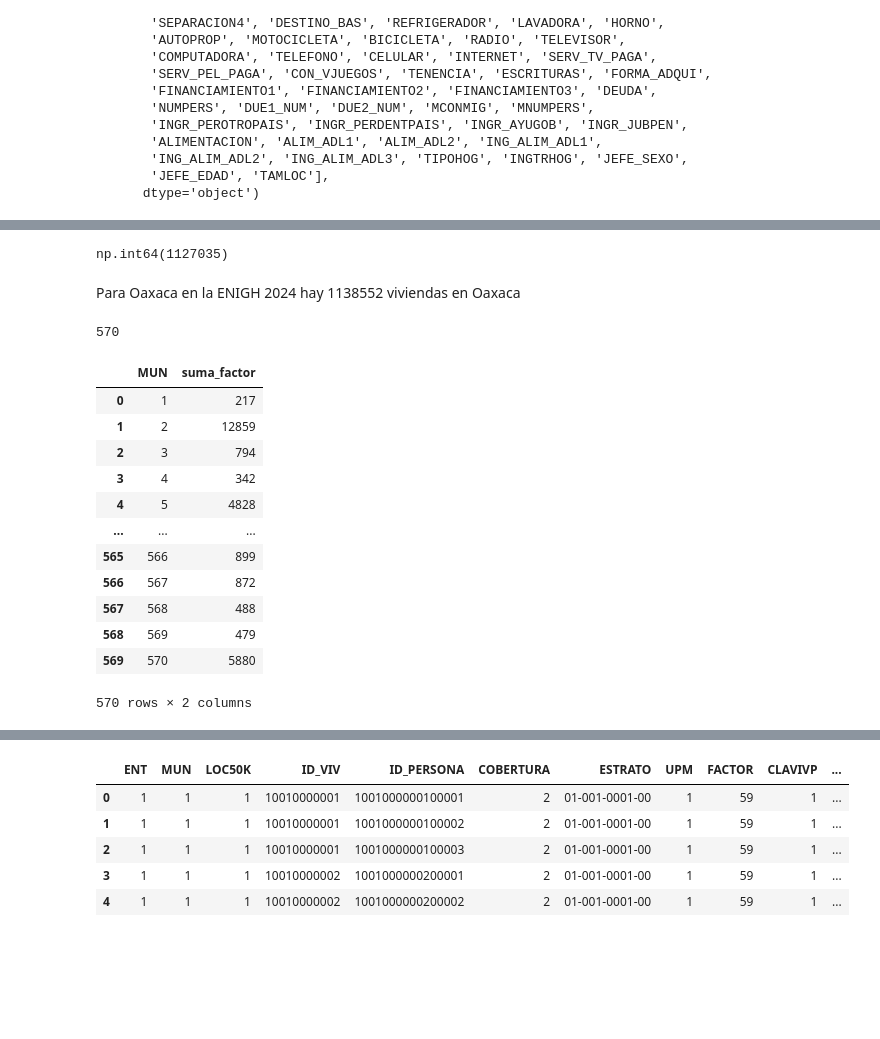
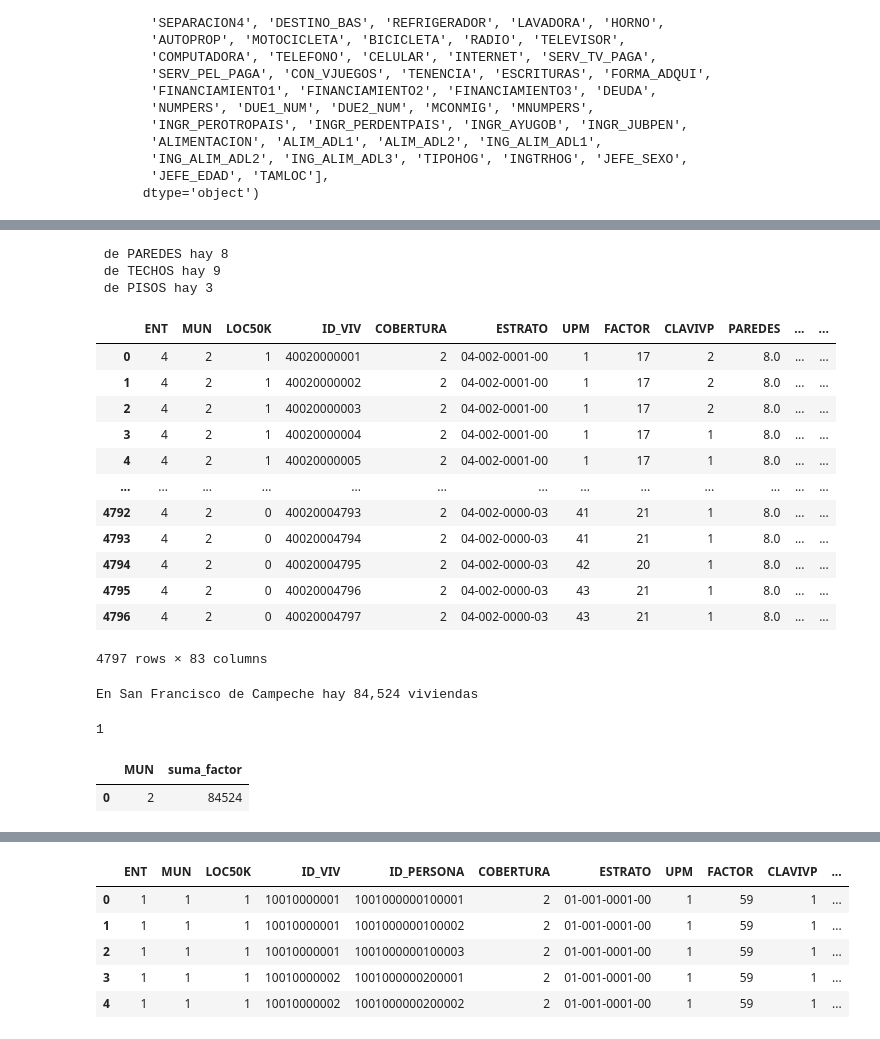
Before and after one commit to Maresromo/INEGI, a Jupyter notebook: Censo2020/notebooks/001_pobla_edo.ipynb, the cells around one changed output, grey strips where cells are left out. Drawn from its saved outputs; the diff is of its cells as text; code cells hidden in the pictures; blank space fills up the shorter version.

```diff
--- a/Censo2020/notebooks/001_pobla_edo.ipynb
+++ b/Censo2020/notebooks/001_pobla_edo.ipynb
@@ -25,4 +18,8 @@ ubica_geo
 # %%
-nombre_edo = "Oaxaca"
+nombre_edo = "Campeche"
 ubica_edo = ubica_geo[ubica_geo["NOM_ENT"].str.contains(nombre_edo, case=False, na=False)]
-codigo = ubica_edo['CVE_ENT'].mean()
+codigo_edo = ubica_edo['CVE_ENT'].mean()
+# %%
+nombre_mun = "San Francisco de Campeche"
+ubica_mun = ubica_geo[ubica_geo["NOM_CAB"].str.contains(nombre_mun, case=False, na=False)]
+codigo_mun = ubica_mun['CVE_MUN'].mean()
@@ -33,12 +39,23 @@ np.float64(20.0)
 # %%
 import pandas as pd
 
-f = '../data/Viviendas00.CSV'
-# codigo = 20  # Clave del estado que quieres filtrar
+f_viv = '../data/Viviendas00.CSV'
+f_per = '../data/Personas00.CSV'
 
-# Leer el CSV por partes para evitar cargar todo en memoria
-chunks = pd.read_csv(f, chunksize=100000)
+# Variables de filtrado
+# codigo_mun = ...
+# codigo_edo = ...
 
-# Filtrar solo las filas donde ENT == codigo
-viv = pd.concat([chunk[chunk['ENT'] == codigo] for chunk in chunks])
+# Leer por partes y filtrar
+vivienda = pd.concat(
+    (chunk[(chunk['MUN'] == codigo_mun) & (chunk['ENT'] == codigo_edo)]
+     for chunk in pd.read_csv(f_viv, chunksize=100000)),
+    ignore_index=True
+)
+
+poblacion = pd.concat(
+    (chunk[(chunk['MUN'] == codigo_mun) & (chunk['ENT'] == codigo_edo)]
+     for chunk in pd.read_csv(f_per, chunksize=100000)),
+    ignore_index=True
+)
 # %%
@@ -65,31 +135,42 @@ Index(['ENT', 'MUN', 'LOC50K', 'ID_VIV', 'COBERTURA', 'ESTRATO', 'UPM',
+# %%
+cosas = ['PAREDES', 'TECHOS', 'PISOS']
+for cosa in cosas:
+    print(f" de {cosa} hay {vivienda[cosa].nunique(dropna=True)}")
+# %% [output]
+ de PAREDES hay 8
+ de TECHOS hay 9
+ de PISOS hay 3
+# %%
+vivienda
+# %% [output]
+|  | ENT | MUN | LOC50K | ID_VIV | COBERTURA | ESTRATO | UPM | FACTOR | CLAVIVP | PAREDES | ... | ... |
+| 0 | 4 | 2 | 1 | 40020000001 | 2 | 04-002-0001-00 | 1 | 17 | 2 | 8.0 | ... | ... |
+| 1 | 4 | 2 | 1 | 40020000002 | 2 | 04-002-0001-00 | 1 | 17 | 2 | 8.0 | ... | ... |
+| 2 | 4 | 2 | 1 | 40020000003 | 2 | 04-002-0001-00 | 1 | 17 | 2 | 8.0 | ... | ... |
+| 3 | 4 | 2 | 1 | 40020000004 | 2 | 04-002-0001-00 | 1 | 17 | 1 | 8.0 | ... | ... |
+| 4 | 4 | 2 | 1 | 40020000005 | 2 | 04-002-0001-00 | 1 | 17 | 1 | 8.0 | ... | ... |
+| ... | ... | ... | ... | ... | ... | ... | ... | ... | ... | ... | ... | ... |
+| 4792 | 4 | 2 | 0 | 40020004793 | 2 | 04-002-0000-03 | 41 | 21 | 1 | 8.0 | ... | ... |
+| 4793 | 4 | 2 | 0 | 40020004794 | 2 | 04-002-0000-03 | 41 | 21 | 1 | 8.0 | ... | ... |
+| 4794 | 4 | 2 | 0 | 40020004795 | 2 | 04-002-0000-03 | 42 | 20 | 1 | 8.0 | ... | ... |
+| 4795 | 4 | 2 | 0 | 40020004796 | 2 | 04-002-0000-03 | 43 | 21 | 1 | 8.0 | ... | ... |
+| 4796 | 4 | 2 | 0 | 40020004797 | 2 | 04-002-0000-03 | 43 | 21 | 1 | 8.0 | ... | ... |
+4797 rows × 83 columns
 # %%
-viv['FACTOR'].sum()
+print(f"En {nombre_mun} hay {vivienda['FACTOR'].sum():,} viviendas")
 # %% [output]
-np.int64(1127035)
+En San Francisco de Campeche hay 84,524 viviendas
-# %% [markdown]
-Para Oaxaca en la ENIGH 2024 hay 1138552 viviendas en Oaxaca
 # %%
-viv['MUN'].nunique(dropna=True)
+vivienda['MUN'].nunique(dropna=True)
 # %% [output]
-570
+1
 # %%
-suma_factor_por_mun = viv.groupby('MUN', as_index=False)['FACTOR'].sum()
+suma_factor_por_mun = vivienda.groupby('MUN', as_index=False)['FACTOR'].sum()
 suma_factor_por_mun.rename(columns={'FACTOR': 'suma_factor'}, inplace=True)
 suma_factor_por_mun
 # %% [output]
 |  | MUN | suma_factor |
-| 0 | 1 | 217 |
-| 1 | 2 | 12859 |
-| 2 | 3 | 794 |
-| 3 | 4 | 342 |
-| 4 | 5 | 4828 |
-| ... | ... | ... |
-| 565 | 566 | 899 |
-| 566 | 567 | 872 |
-| 567 | 568 | 488 |
-| 568 | 569 | 479 |
-| 569 | 570 | 5880 |
+| 0 | 2 | 84524 |
-570 rows × 2 columns
 # %%
 suma_factor_por_mun['suma_factor'].min()
 # %% [output]
```
Also changed, not shown: parts of 10 cells of this notebook, 26 other files.
